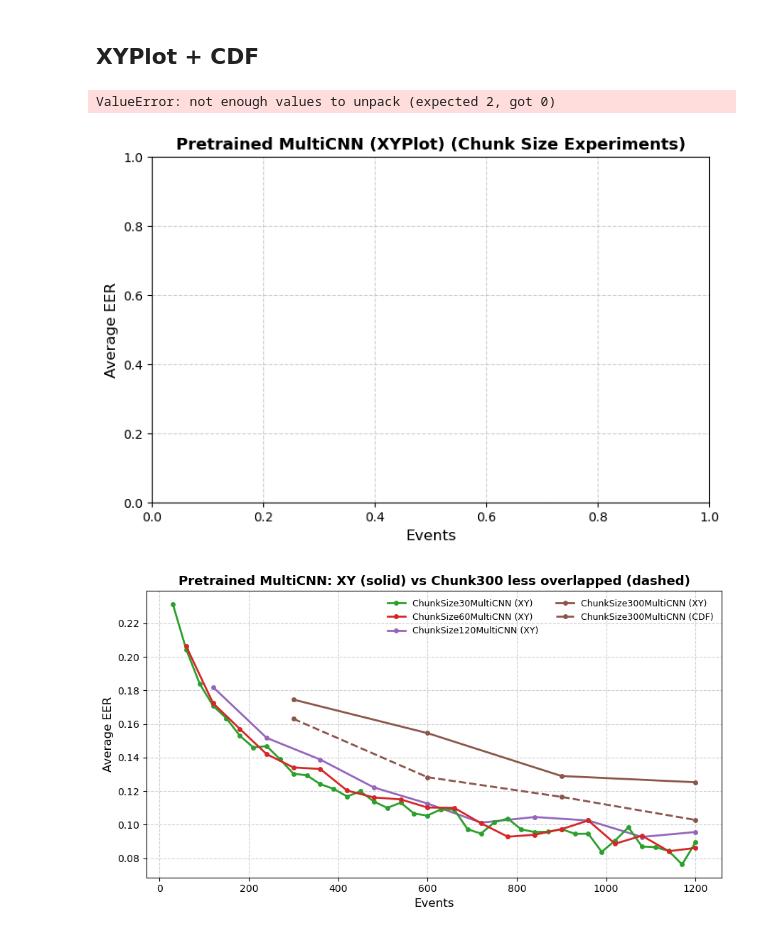
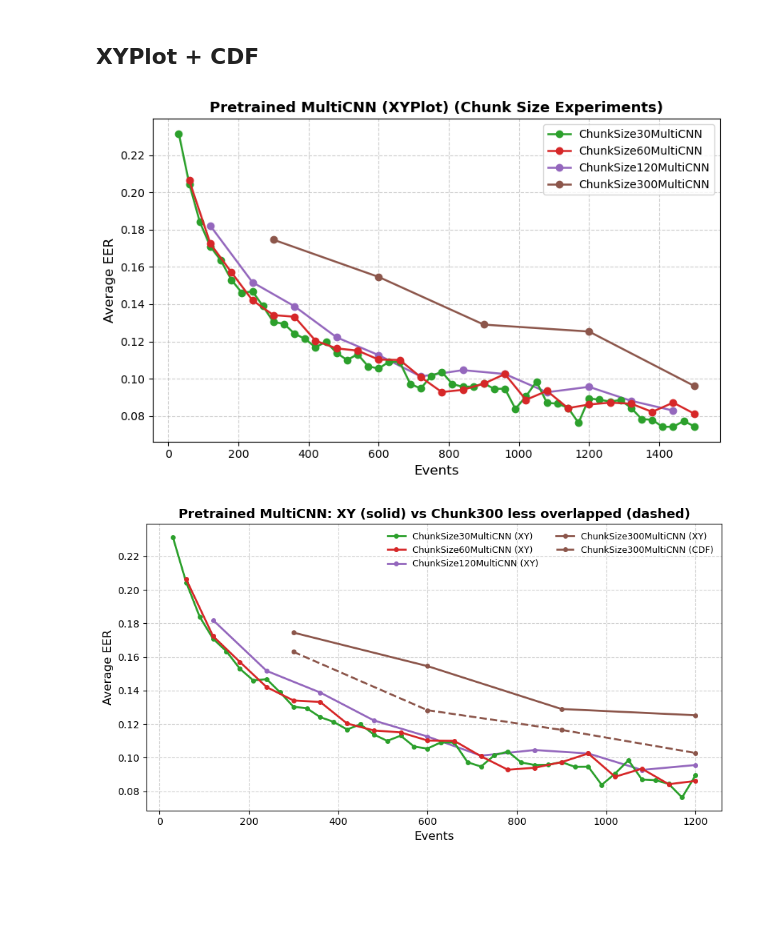
Before and after one commit to S-lijun/Mouse_Dynamics, a Jupyter notebook: Results_New.ipynb, the cells around one changed output. Drawn from its saved outputs; the diff is of its cells as text; code cells hidden in the pictures; blank space fills up the shorter version.

```diff
--- a/Results_New.ipynb
+++ b/Results_New.ipynb
@@ -414,10 +414,9 @@ plot_chunk_json_curves("Visualization/Testing_pixel_vs_chunk_SRP", max_event=650
 # %% [markdown]
 ## XYPlot + CDF
 # %%
-plot_chunk_json_curves("Visualization/Test", max_event=1500, model="Pretrained MultiCNN (XYPlot)")
+plot_chunk_json_curves("Visualization/Test/XYPlot", max_event=1500, model="Pretrained MultiCNN (XYPlot)")
 # %% [output]
-ValueError: not enough values to unpack (expected 2, got 0)
-[figure, old version]
+[figure, new version]
 # %%
 plot_chunk_xy_cdf_curves(
     xy_dir="Visualization/Test/XYPlot",
```
Also changed, not shown: parts of 1 cell of this notebook, 7 other files.
